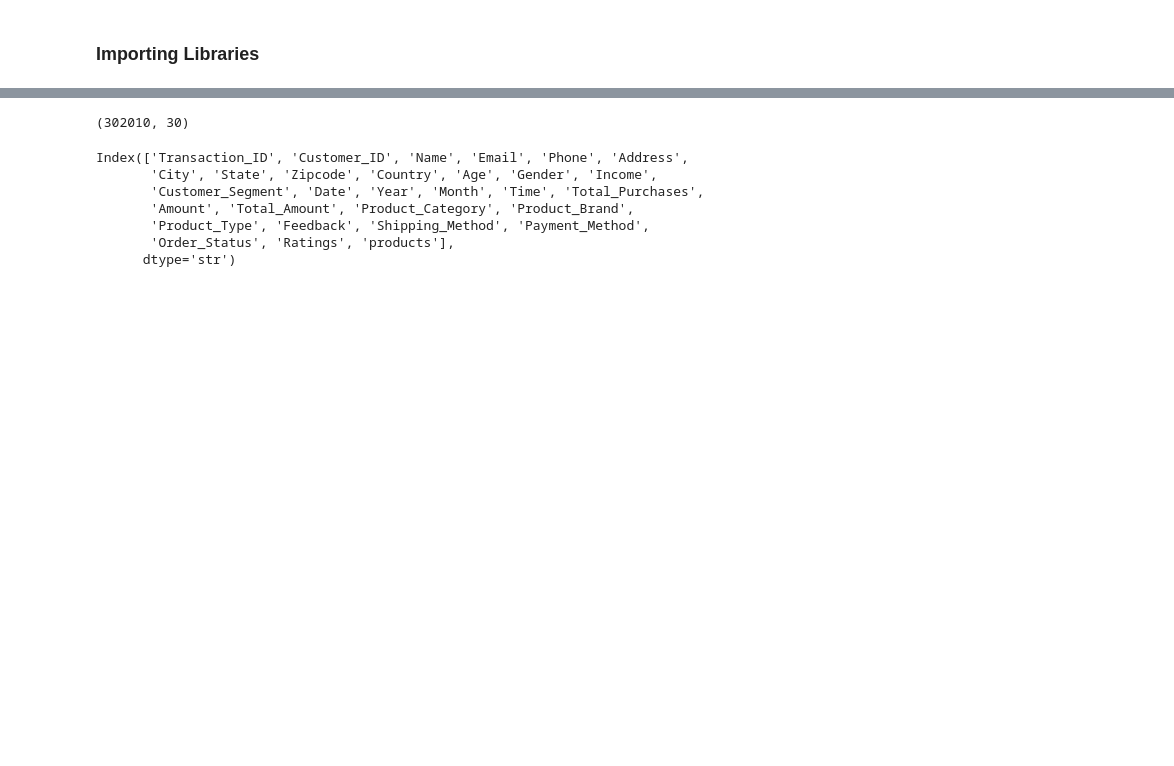
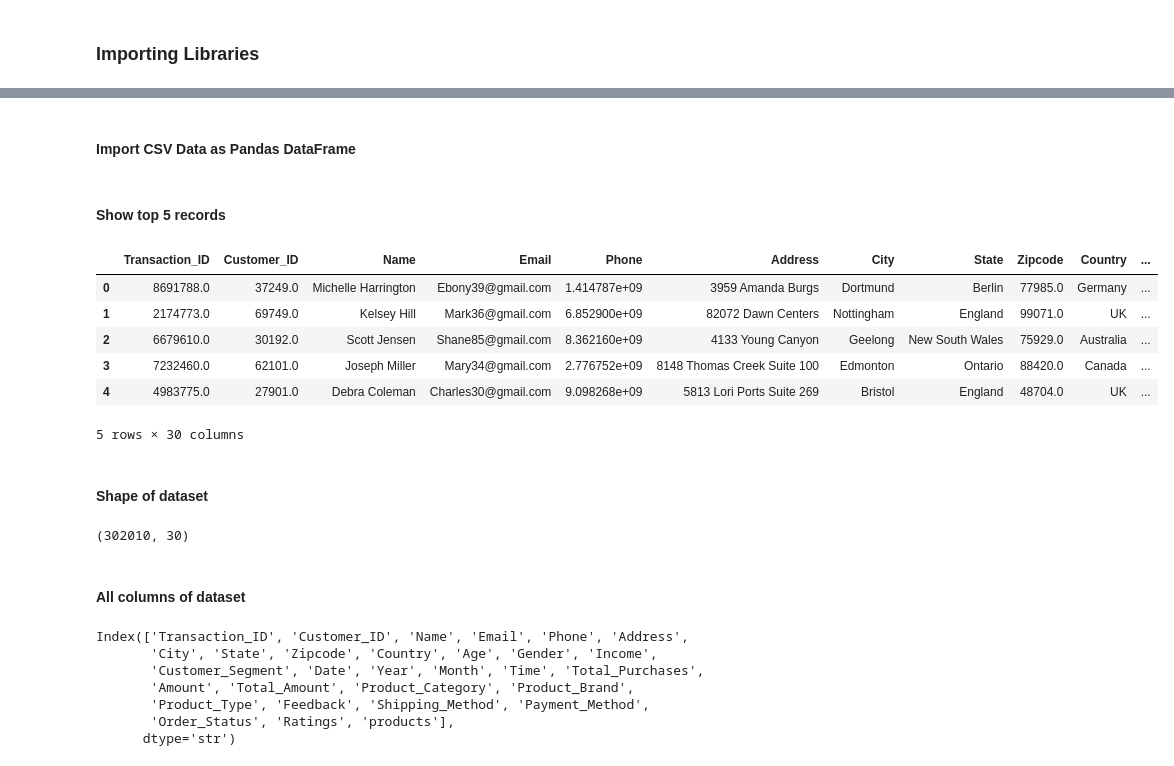
Before and after one commit to ehtasham29/sales-inventory-analytics, a Jupyter notebook: notebooks/01_data_exploration.ipynb, the cells around one changed output, grey strips where cells are left out. Drawn from its saved outputs; the diff is of its cells as text; code cells hidden in the pictures; blank space fills up the shorter version.

```diff
--- a/notebooks/01_data_exploration.ipynb
+++ b/notebooks/01_data_exploration.ipynb
@@ -5,9 +16,27 @@ import pandas as pd
+# %% [markdown]
+#### Import CSV Data as Pandas DataFrame
 # %%
 df = pd.read_csv('../data/raw/sales_data.csv')
+# %% [markdown]
+#### Show top 5 records
 # %%
-df.shape
+df.head()
 # %% [output]
+|  | Transaction_ID | Customer_ID | Name | Email | Phone | Address | City | State | Zipcode | Country | ... |
+| 0 | 8691788.0 | 37249.0 | Michelle Harrington | Ebony39@gmail.com | 1.414787e+09 | 3959 Amanda Burgs | Dortmund | Berlin | 77985.0 | Germany | ... |
+| 1 | 2174773.0 | 69749.0 | Kelsey Hill | Mark36@gmail.com | 6.852900e+09 | 82072 Dawn Centers | Nottingham | England | 99071.0 | UK | ... |
+| 2 | 6679610.0 | 30192.0 | Scott Jensen | Shane85@gmail.com | 8.362160e+09 | 4133 Young Canyon | Geelong | New South Wales | 75929.0 | Australia | ... |
+| 3 | 7232460.0 | 62101.0 | Joseph Miller | Mary34@gmail.com | 2.776752e+09 | 8148 Thomas Creek Suite 100 | Edmonton | Ontario | 88420.0 | Canada | ... |
+| 4 | 4983775.0 | 27901.0 | Debra Coleman | Charles30@gmail.com | 9.098268e+09 | 5813 Lori Ports Suite 269 | Bristol | England | 48704.0 | UK | ... |
-(302010, 30)
+5 rows × 30 columns
+# %% [markdown]
+#### Shape of dataset
+# %%
+df.shape
+# %% [output]
+(302010, 30)
+# %% [markdown]
+#### All columns of dataset
 # %%
 df.columns
 # %% [output]
```
Also changed, not shown: parts of 24 cells of this notebook, 7 other files.
